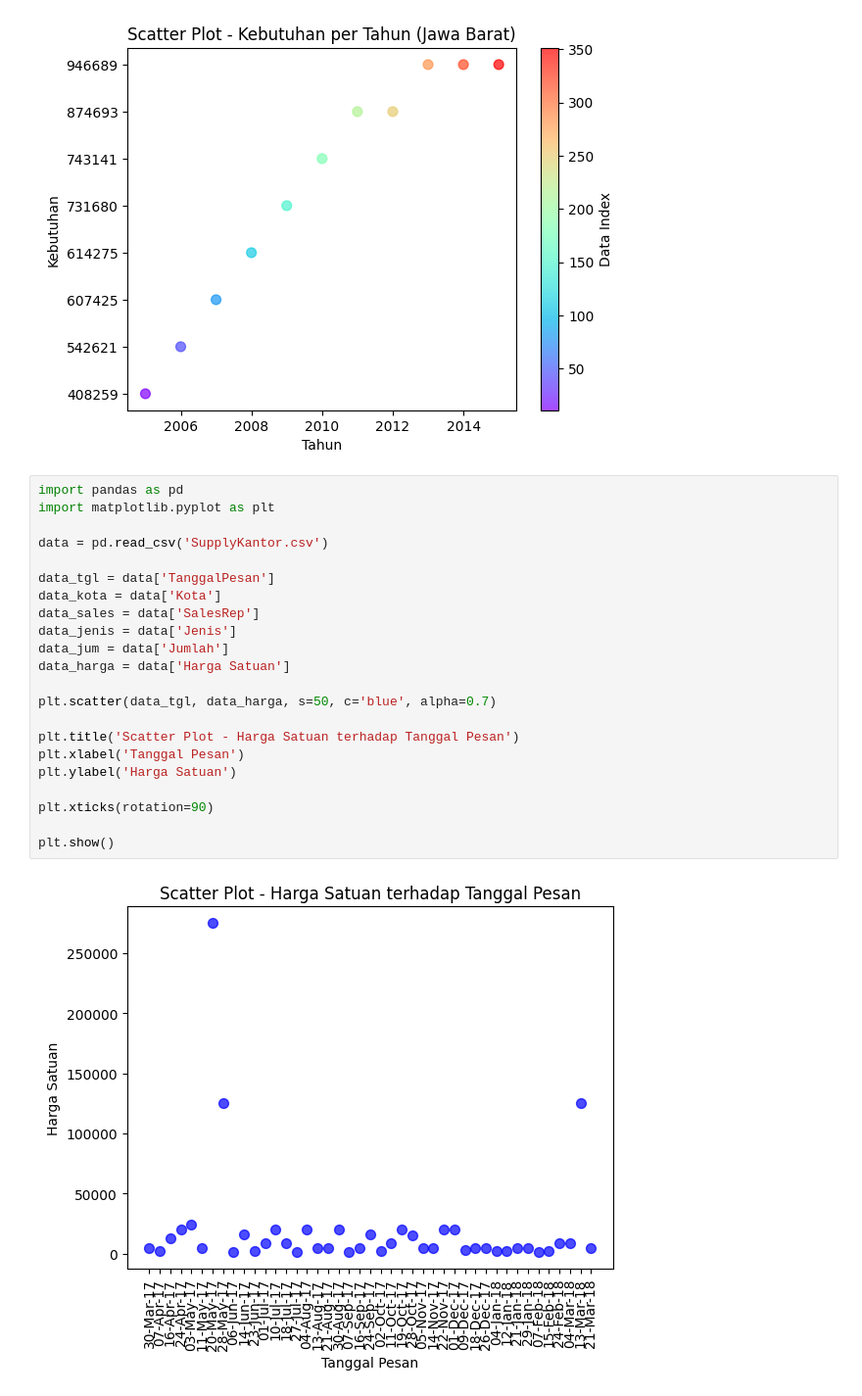
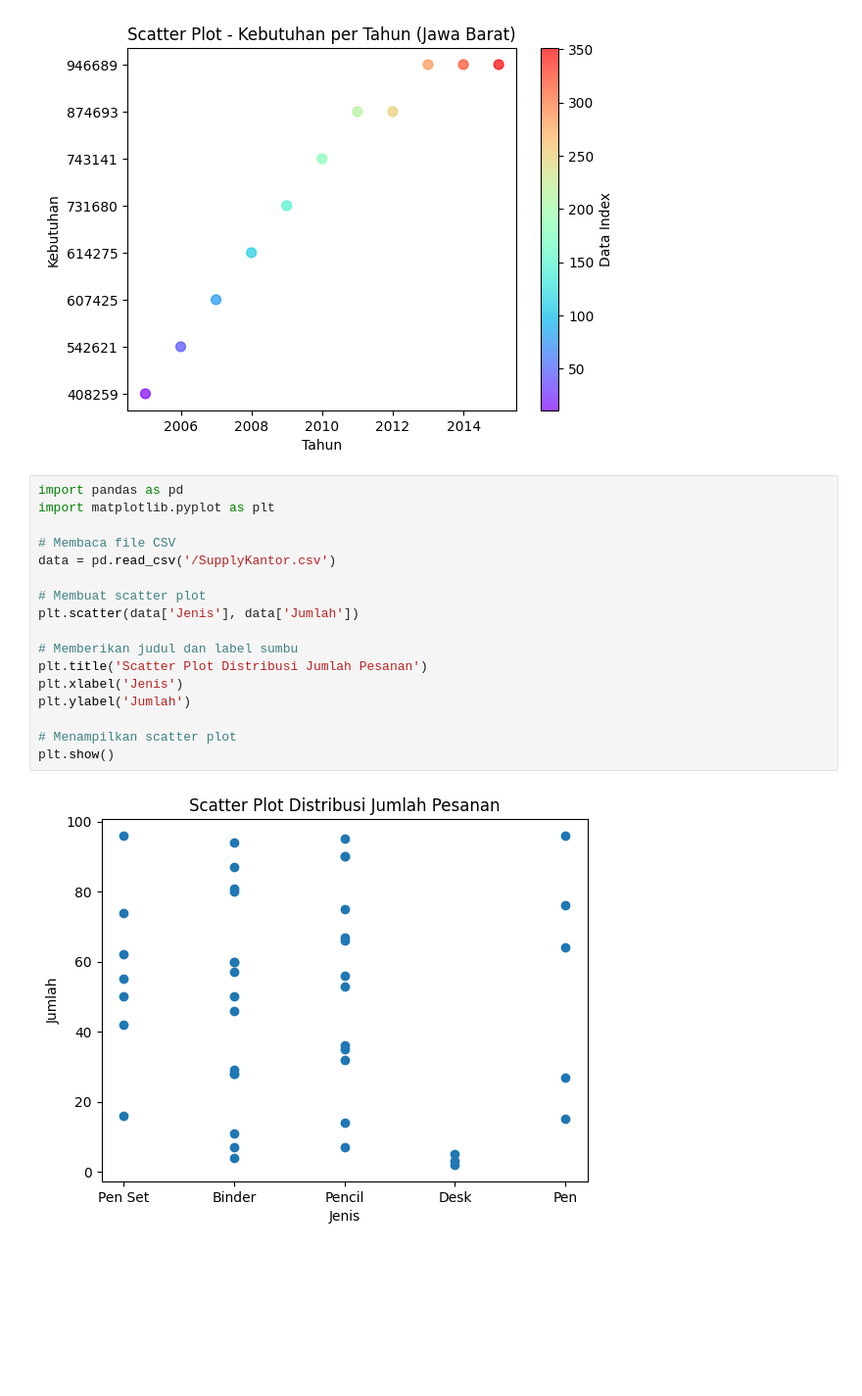
Before and after one commit to ramdanginanjar/ramdanginanjar, a Jupyter notebook: UasRamdanGinanjar.ipynb, the cells around one changed output. Shown at 98% size. Saved outputs shown, nothing was run; the diff lists cells and outputs as text; blank space fills up the shorter version.

```diff
--- a/UasRamdanGinanjar.ipynb
+++ b/UasRamdanGinanjar.ipynb
@@ -68,24 +68,19 @@ plt.show()
 # %%
 import pandas as pd
 import matplotlib.pyplot as plt
 
-data = pd.read_csv('SupplyKantor.csv')
+# Membaca file CSV
+data = pd.read_csv('/SupplyKantor.csv')
 
-data_tgl = data['TanggalPesan']
-data_kota = data['Kota']
-data_sales = data['SalesRep']
-data_jenis = data['Jenis']
-data_jum = data['Jumlah']
-data_harga = data['Harga Satuan']
+# Membuat scatter plot
+plt.scatter(data['Jenis'], data['Jumlah'])
 
-plt.scatter(data_tgl, data_harga, s=50, c='blue', alpha=0.7)
+# Memberikan judul dan label sumbu
+plt.title('Scatter Plot Distribusi Jumlah Pesanan')
+plt.xlabel('Jenis')
+plt.ylabel('Jumlah')
 
-plt.title('Scatter Plot - Harga Satuan terhadap Tanggal Pesan')
-plt.xlabel('Tanggal Pesan')
-plt.ylabel('Harga Satuan')
-
-plt.xticks(rotation=90)
-
+# Menampilkan scatter plot
 plt.show()
 # %% [output]
-[figure, old version]
+[figure, new version]
```
Also changed, not shown: parts of 2 cells of this notebook.
